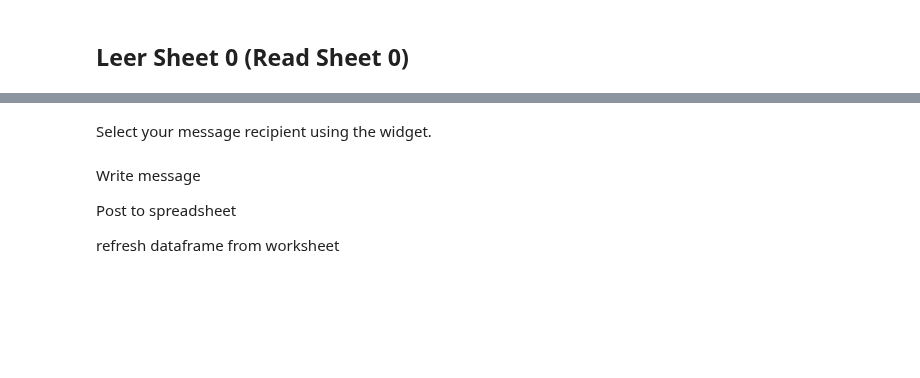
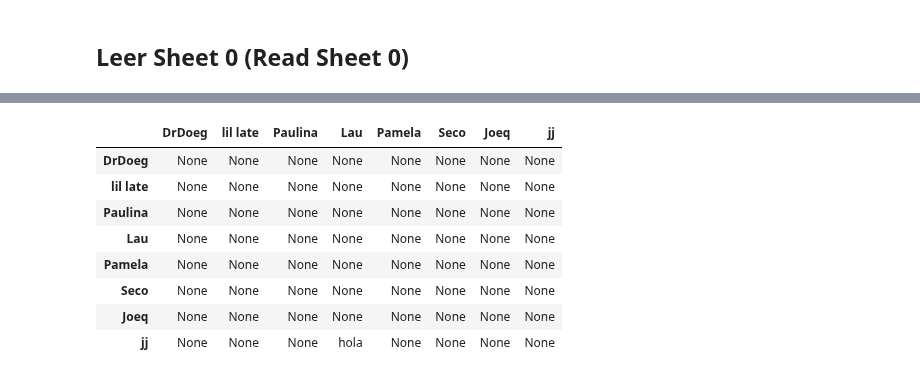
Before and after one commit to ProfDoeg/Colegio_Invisible, a Jupyter notebook: 04_cuaderno.ipynb, the cells around one changed output, grey strips where cells are left out. Cells and saved outputs as stored; diff of their text form; code cells hidden in the pictures; blank space fills up the shorter version.

```diff
--- a/04_cuaderno.ipynb
+++ b/04_cuaderno.ipynb
@@ -405,2 +490,0 @@ p_dict
-# %% [markdown]
-Select your message recipient using the widget.
@@ -411,6 +490,0 @@ w
-# %% [markdown]
-Write message
-
-Post to spreadsheet
-
-refresh dataframe from worksheet
@@ -428,2 +491,15 @@ dataframe1
+# %%
+dataframe1 = sheet2df(sheet1)
+dataframe1
+# %% [output]
+|  | DrDoeg | lil late | Paulina | Lau | Pamela | Seco | Joeq | jj |
+| DrDoeg | None | None | None | None | None | None | None | None |
+| lil late | None | None | None | None | None | None | None | None |
+| Paulina | None | None | None | None | None | None | None | None |
+| Lau | None | None | None | None | None | None | None | None |
+| Pamela | None | None | None | None | None | None | None | None |
+| Seco | None | None | None | None | None | None | None | None |
+| Joeq | None | None | None | None | None | None | None | None |
+| jj | None | None | None | hola | None | None | None | None |
 # %%
 dataframe1[my_name]
```
Also changed, not shown: parts of 57 cells of this notebook.
